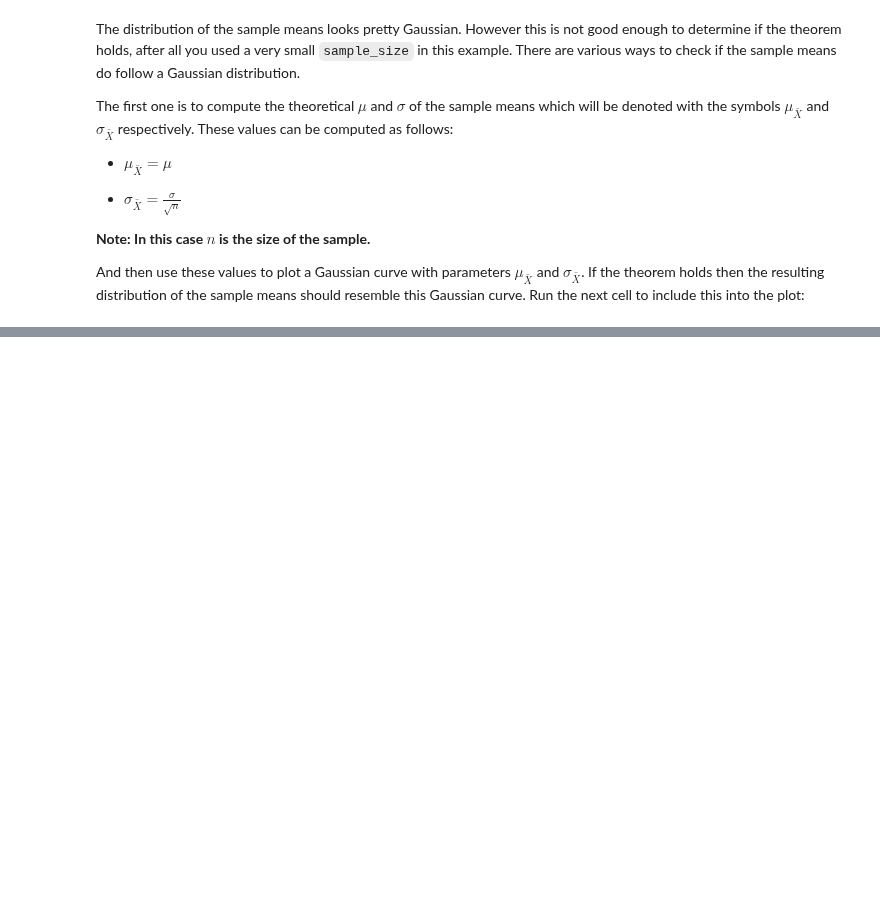
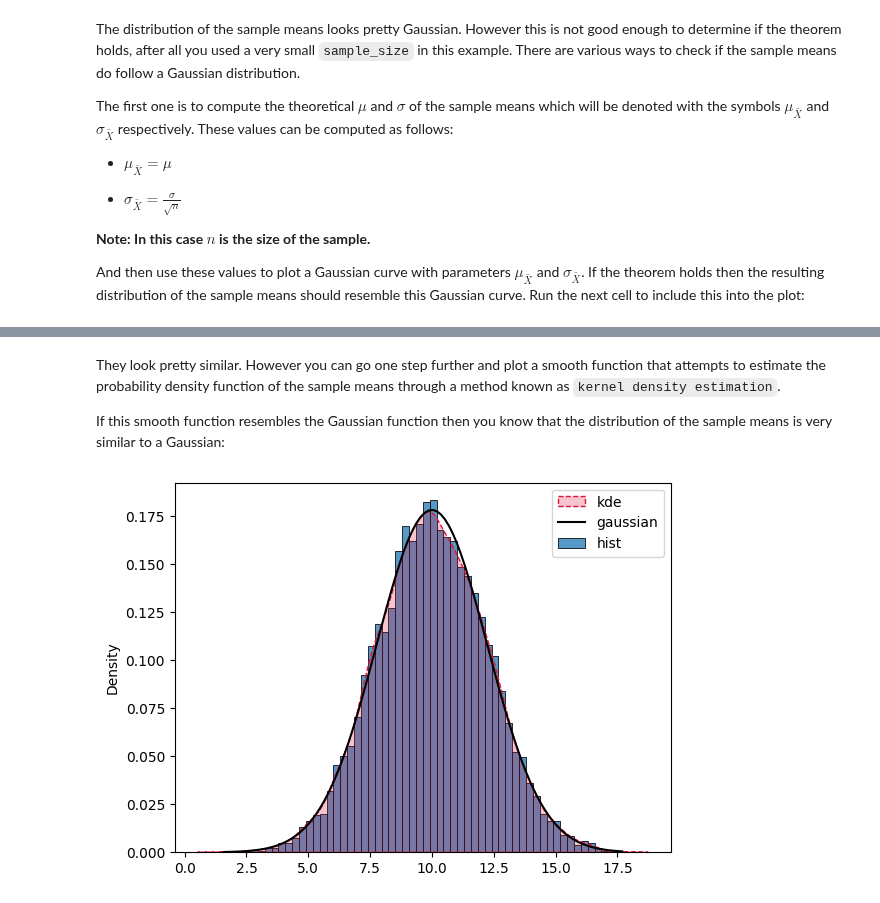
Before and after one commit to rahiakela/mathematics-for-machine-learning, a Jupyter notebook: mathematics-for-machine-learning-and-data-science-specialization/03-probability-and-statistics/week3-sampling-and-point-estimation/lab_central_limit_theorem.ipynb, the cells around one changed output, grey strips where cells are left out. Cells and saved outputs as stored; diff of their text form; code cells hidden in the pictures; blank space fills up the shorter version.

```diff
--- a/mathematics-for-machine-learning-and-data-science-specialization/03-probability-and-statistics/week3-sampling-and-point-estimation/lab_central_limit_theorem.ipynb
+++ b/mathematics-for-machine-learning-and-data-science-specialization/03-probability-and-statistics/week3-sampling-and-point-estimation/lab_central_limit_theorem.ipynb
@@ -106,0 +128,29 @@ And then use these values to plot a Gaussian curve with parameters $\mu_{\bar{X}
+# %% [markdown]
+They look pretty similar. However you can go one step further and plot a smooth function that attempts to estimate the probability density function of the sample means through a method known as `kernel density estimation`.
+
+If this smooth function resembles the Gaussian function then you know that the distribution of the sample means is very similar to a Gaussian:
+# %%
+# Histogram of sample means (blue)
+sns.histplot(gaussian_sample_means, stat="density", label="hist")
+
+# Estimated PDF of sample means (red)
+sns.kdeplot(
+    data=gaussian_sample_means,
+    color="crimson",
+    label="kde",
+    linestyle="dashed",
+    fill=True,
+)
+
+# Gaussian curve with estimated mu and sigma (black)
+plt.plot(
+    x_range,
+    norm.pdf(x_range, loc=mu_sample_means, scale=sigma_sample_means),
+    color="black",
+    label="gaussian",
+)
+
+plt.legend()
+plt.show()
+# %% [output]
+[figure, added]
```
Also changed, not shown: parts of 10 cells of this notebook.
